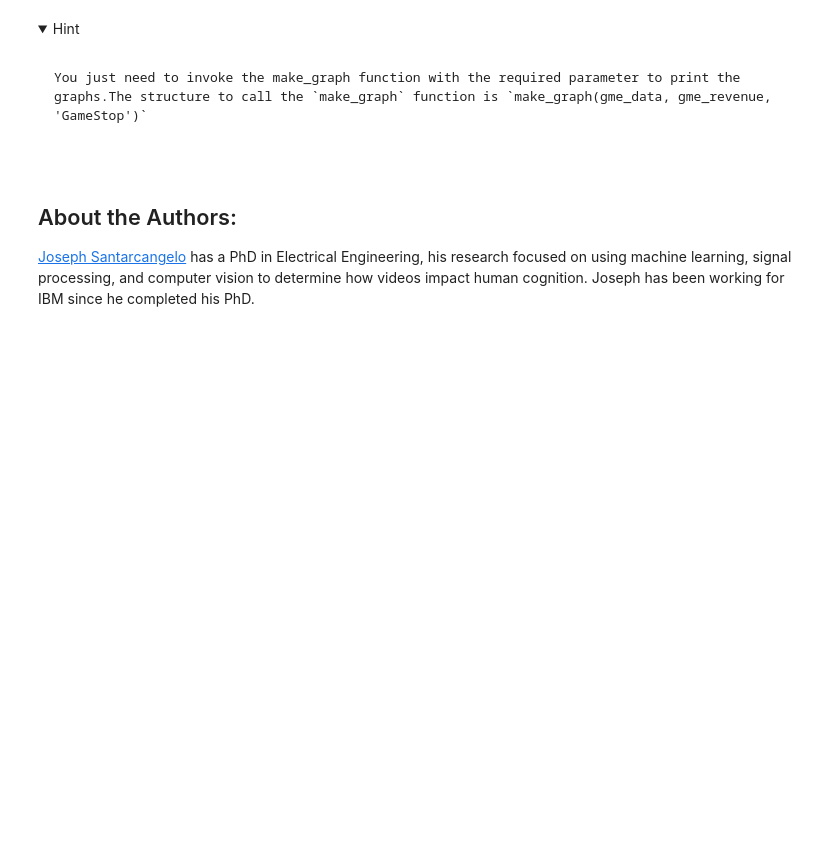
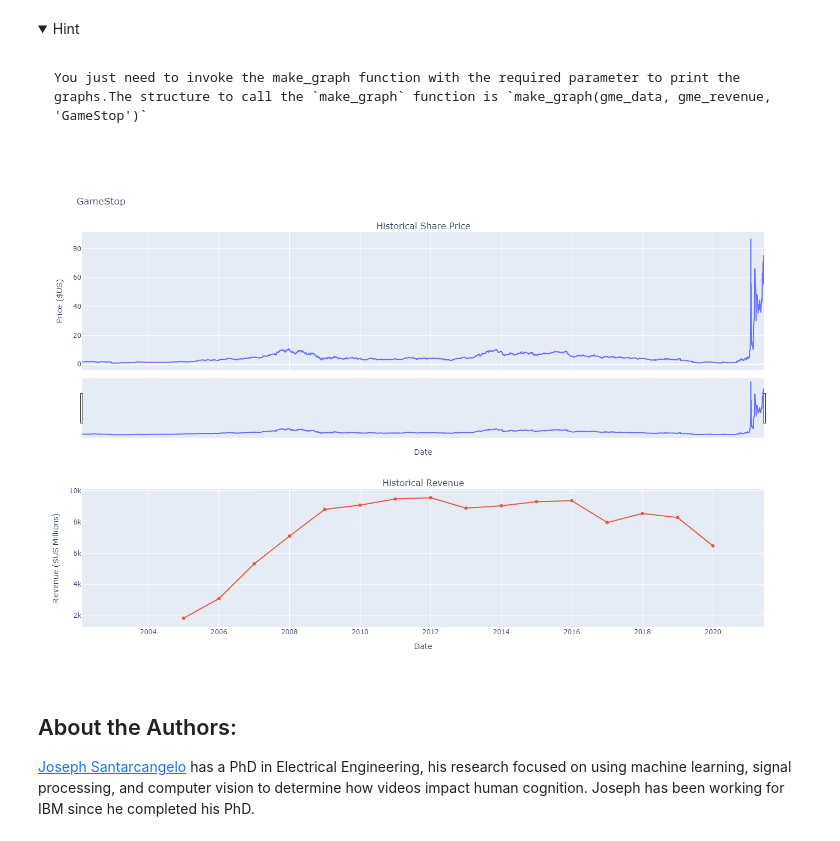
Before and after one commit to AnanyaDatar/IBMDataScienceProfessionalCertificate, a Jupyter notebook: FinalAssignment.ipynb, the cells around one changed output. Cells and saved outputs as stored; diff of their text form; code cells hidden in the pictures; folded sections open; blank space fills up the shorter version.

````diff
--- a/FinalAssignment.ipynb
+++ b/FinalAssignment.ipynb
@@ -306,6 +292,10 @@ You just need to invoke the make_graph function with the required parameter to p
 ```
 
 </details>
+# %%
+make_graph(gme_data, gme_revenue, 'GameStop')
+# %% [output]
+[figure, added]
 # %% [markdown]
 <h2>About the Authors:</h2>
 
````
Also changed, not shown: parts of 3 cells of this notebook.
